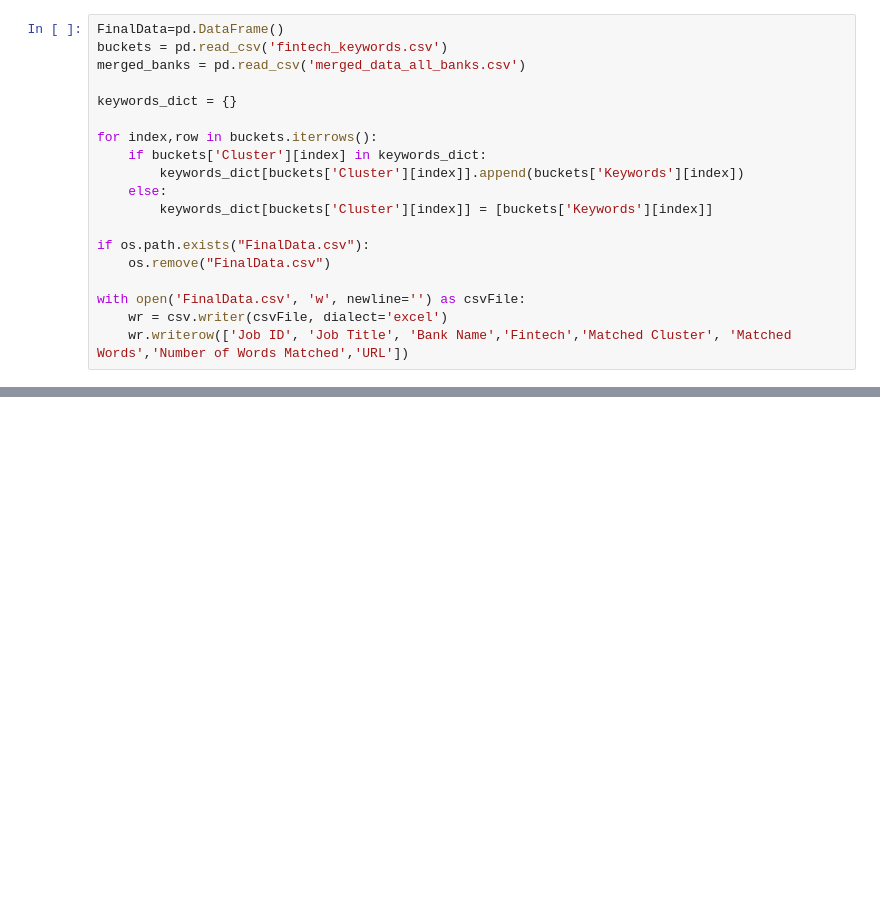
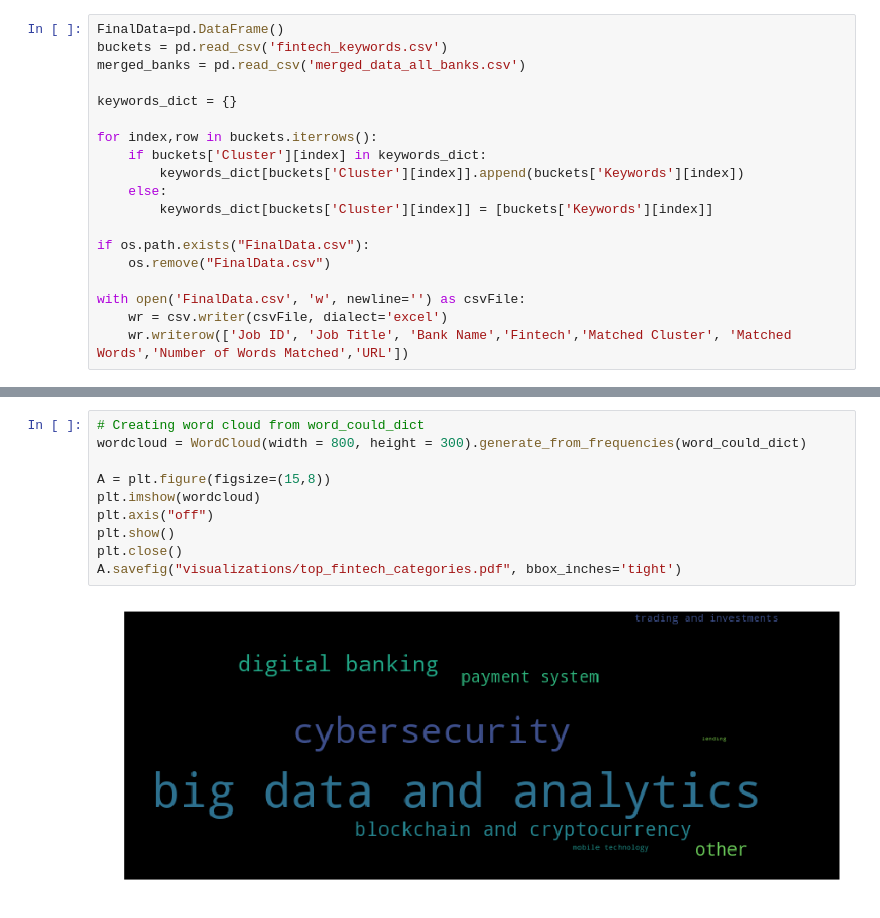
Before and after one commit to dawna14/Data-Science-Engineering-Methods, a Jupyter notebook: Assignment2/data_mapping.ipynb, the cells around one changed output, grey strips where cells are left out. Saved outputs shown, nothing was run; the diff lists cells and outputs as text; blank space fills up the shorter version.

```diff
--- a/Assignment2/data_mapping.ipynb
+++ b/Assignment2/data_mapping.ipynb
@@ -58,0 +227,12 @@ csvFile.close()
+# %%
+# Creating word cloud from word_could_dict
+wordcloud = WordCloud(width = 800, height = 300).generate_from_frequencies(word_could_dict)
+
+A = plt.figure(figsize=(15,8))
+plt.imshow(wordcloud)
+plt.axis("off")
+plt.show()
+plt.close()
+A.savefig("visualizations/top_fintech_categories.pdf", bbox_inches='tight')
+# %% [output]
+[figure, added]
```
Also changed, not shown: parts of 22 cells of this notebook.
